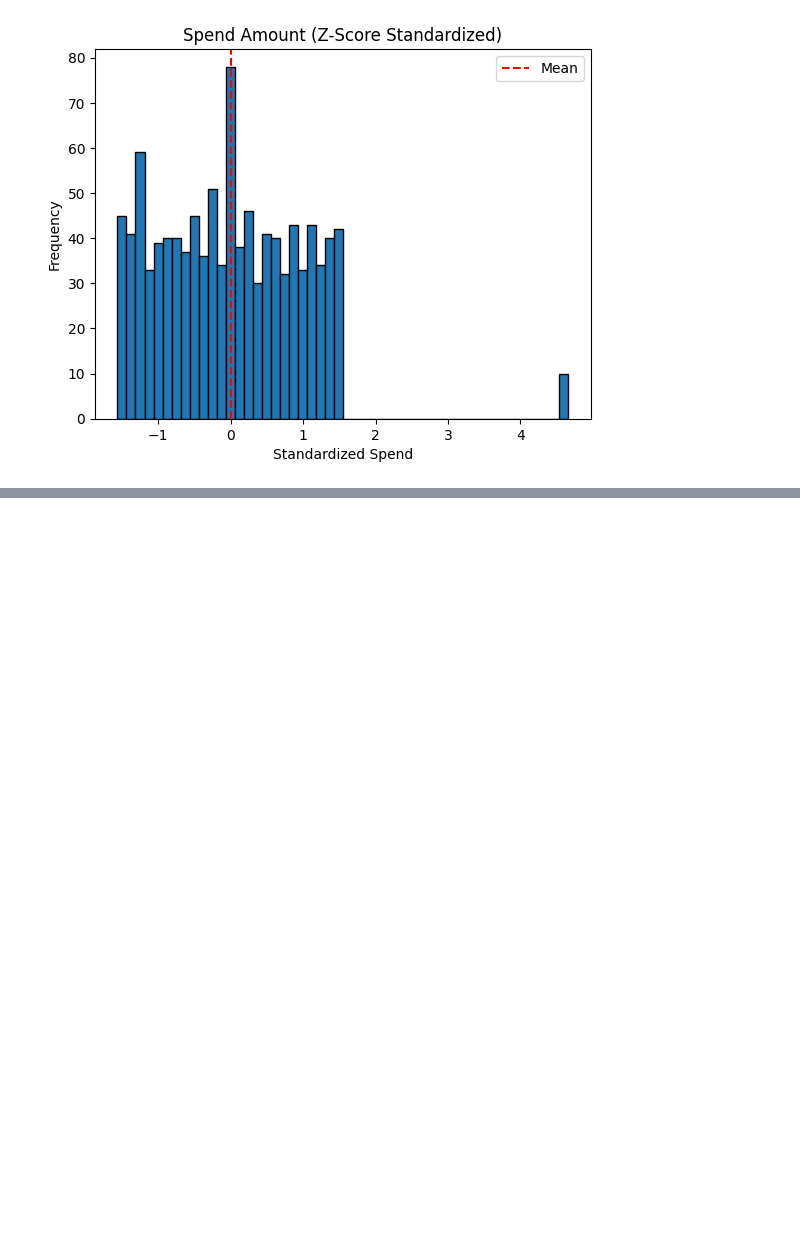
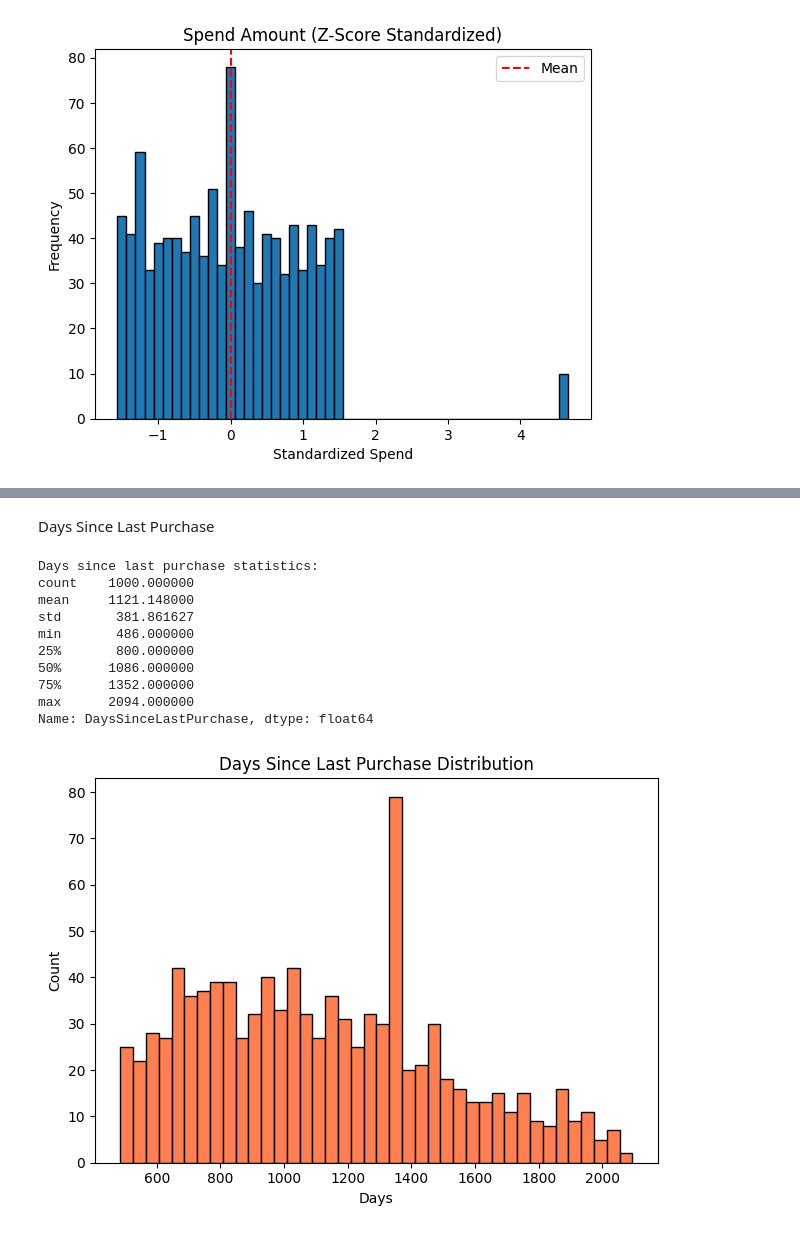
Before and after one commit to Malleshcr7/AI-ML-Projects, a Jupyter notebook: Datasetcreation.ipynb, the cells around one changed output, grey strips where cells are left out. Cells and saved outputs as stored; diff of their text form; code cells hidden in the pictures; blank space fills up the shorter version.

```diff
--- a/Datasetcreation.ipynb
+++ b/Datasetcreation.ipynb
@@ -727,0 +1146,27 @@ Std: 1.0005
+# %% [markdown]
+Days Since Last Purchase
+# %%
+df['DaysSinceLastPurchase'] = (reference_date - df['LastPurchase']).dt.days
+
+print("Days since last purchase statistics:")
+print(df['DaysSinceLastPurchase'].describe())
+
+# Visualize
+plt.hist(df['DaysSinceLastPurchase'], bins=40, edgecolor='black', color='coral')
+plt.title('Days Since Last Purchase Distribution')
+plt.xlabel('Days')
+plt.ylabel('Count')
+plt.tight_layout()
+plt.show()
+# %% [output]
+Days since last purchase statistics:
+count    1000.000000
+mean     1121.148000
+std       381.861627
+min       486.000000
+25%       800.000000
+50%      1086.000000
+75%      1352.000000
+max      2094.000000
+Name: DaysSinceLastPurchase, dtype: float64
+[figure, added]
```
Also changed, not shown: parts of 71 cells of this notebook.
